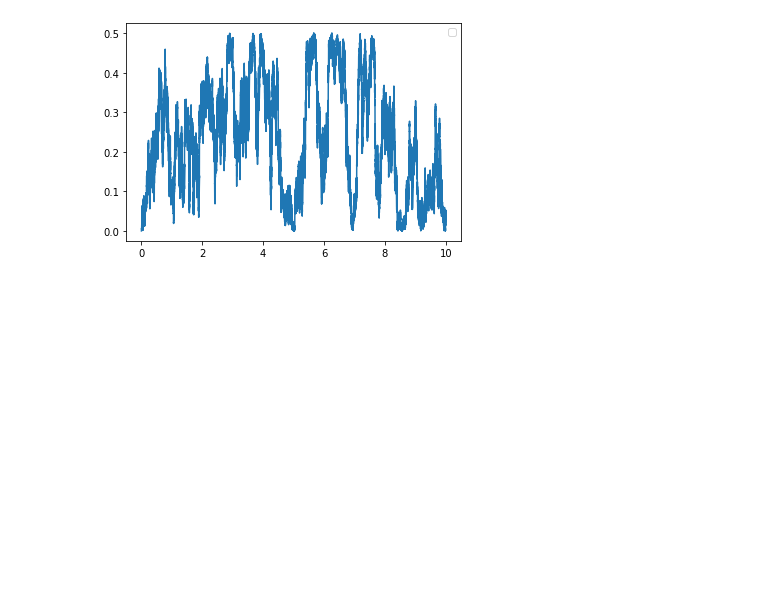
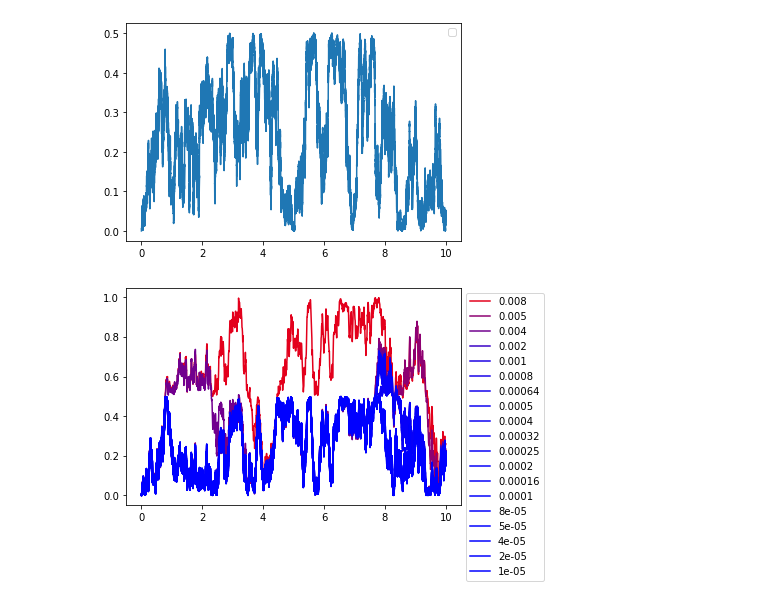
Before and after one commit to SClerckx/VTISF, a Jupyter notebook: strongConvergence.ipynb, the cells around one changed output. Saved outputs shown, nothing was run; the diff lists cells and outputs as text; code cells hidden in the pictures; blank space fills up the shorter version.

Commit message:
Strong convergence update

```diff
--- a/strongConvergence.ipynb
+++ b/strongConvergence.ipynb
@@ -76,3 +77,23 @@ plt.show()
 # %% [output]
 No handles with labels found to put in legend.
 [figure]
+# %%
+def plotRealizationConvergence(nth):
+    ts, ws, dws, dt = getWeinerSubset(nth,1000000,10,0)
+    particle = Particle(0)
+    zs = particle.simulate(ts, dws, dt)
+
+    plt.plot(ts,zs, label = dt, color = (1-(maxnth-nth)/maxnth, 0, 1-nth/maxnth))
+
+iterlist = np.concatenate((np.arange(1,100), np.arange(1,10)*100))
+iterlist = iterlist[::-1] #reverse iterlist to plot highest resolution last
+maxnth = iterlist[0]
+
+for i in tqdm(iterlist):
+    if 1000000%i == 0:
+        plotRealizationConvergence(i)
+
+plt.legend(bbox_to_anchor=(1, 1))
+plt.show()
+# %% [output]
+[figure, added]
```
Also changed, not shown: parts of 2 cells of this notebook.
